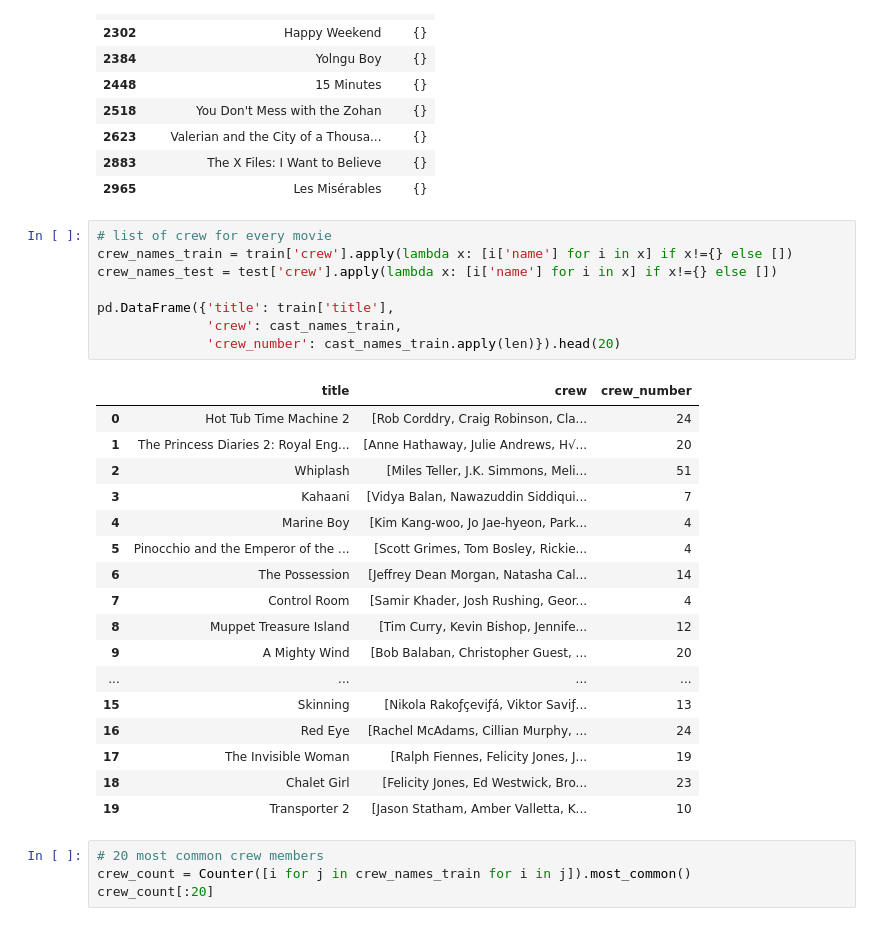
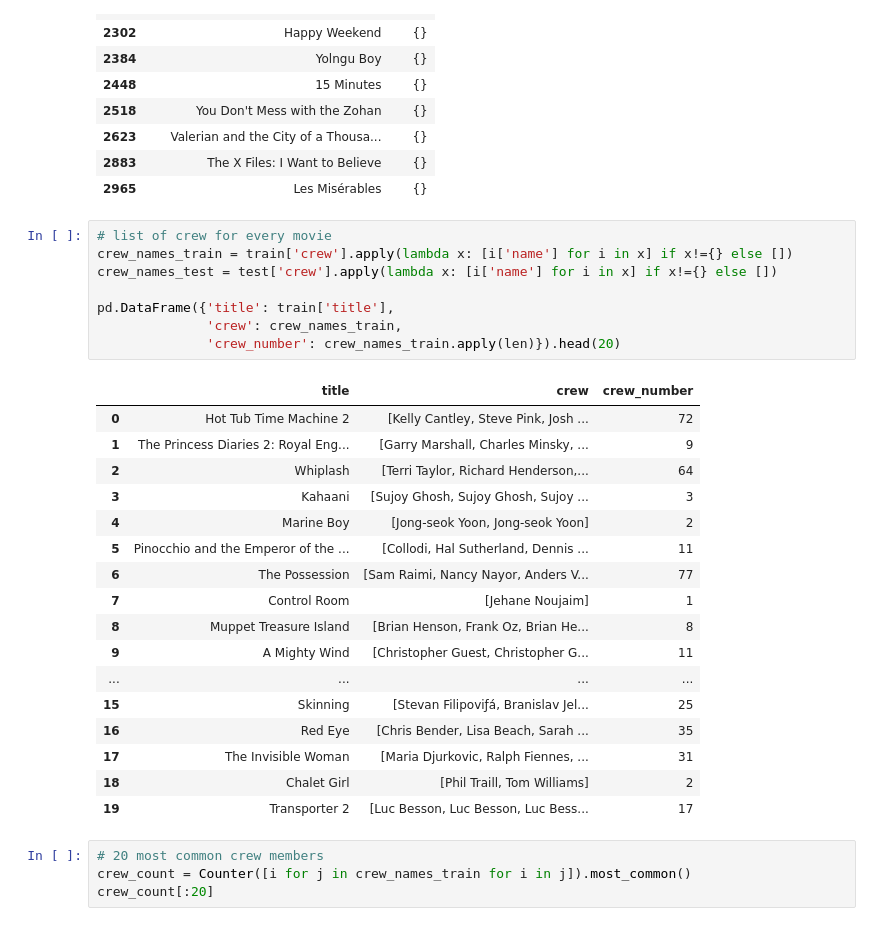
Before and after one commit to eRafaell/kaggle_tmdb_box_office_prediction, a Jupyter notebook: tmdb_box_office_prediction.ipynb, the cells around one changed output. Drawn from its saved outputs; the diff is of its cells as text.

```diff
--- a/tmdb_box_office_prediction.ipynb
+++ b/tmdb_box_office_prediction.ipynb
@@ -1010,29 +1070,29 @@ pd.DataFrame({'title': train['title'][(train['crew'].apply(lambda x: len(x) if x
 # %%
 # list of crew for every movie
 crew_names_train = train['crew'].apply(lambda x: [i['name'] for i in x] if x!={} else [])
 crew_names_test = test['crew'].apply(lambda x: [i['name'] for i in x] if x!={} else [])
 
 pd.DataFrame({'title': train['title'],
-              'crew': cast_names_train,
-              'crew_number': cast_names_train.apply(len)}).head(20)
+              'crew': crew_names_train,
+              'crew_number': crew_names_train.apply(len)}).head(20)
 # %% [output]
 |  | title | crew | crew_number |
-| 0 | Hot Tub Time Machine 2 | [Rob Corddry, Craig Robinson, Cla... | 24 |
-| 1 | The Princess Diaries 2: Royal Eng... | [Anne Hathaway, Julie Andrews, H√... | 20 |
-| 2 | Whiplash | [Miles Teller, J.K. Simmons, Meli... | 51 |
-| 3 | Kahaani | [Vidya Balan, Nawazuddin Siddiqui... | 7 |
-| 4 | Marine Boy | [Kim Kang-woo, Jo Jae-hyeon, Park... | 4 |
-| 5 | Pinocchio and the Emperor of the ... | [Scott Grimes, Tom Bosley, Rickie... | 4 |
-| 6 | The Possession | [Jeffrey Dean Morgan, Natasha Cal... | 14 |
-| 7 | Control Room | [Samir Khader, Josh Rushing, Geor... | 4 |
-| 8 | Muppet Treasure Island | [Tim Curry, Kevin Bishop, Jennife... | 12 |
-| 9 | A Mighty Wind | [Bob Balaban, Christopher Guest, ... | 20 |
+| 0 | Hot Tub Time Machine 2 | [Kelly Cantley, Steve Pink, Josh ... | 72 |
+| 1 | The Princess Diaries 2: Royal Eng... | [Garry Marshall, Charles Minsky, ... | 9 |
+| 2 | Whiplash | [Terri Taylor, Richard Henderson,... | 64 |
+| 3 | Kahaani | [Sujoy Ghosh, Sujoy Ghosh, Sujoy ... | 3 |
+| 4 | Marine Boy | [Jong-seok Yoon, Jong-seok Yoon] | 2 |
+| 5 | Pinocchio and the Emperor of the ... | [Collodi, Hal Sutherland, Dennis ... | 11 |
+| 6 | The Possession | [Sam Raimi, Nancy Nayor, Anders V... | 77 |
+| 7 | Control Room | [Jehane Noujaim] | 1 |
+| 8 | Muppet Treasure Island | [Brian Henson, Frank Oz, Brian He... | 8 |
+| 9 | A Mighty Wind | [Christopher Guest, Christopher G... | 11 |
 | ... | ... | ... | ... |
-| 15 | Skinning | [Nikola Rakoƒçeviƒá, Viktor Saviƒ... | 13 |
-| 16 | Red Eye | [Rachel McAdams, Cillian Murphy, ... | 24 |
-| 17 | The Invisible Woman | [Ralph Fiennes, Felicity Jones, J... | 19 |
-| 18 | Chalet Girl | [Felicity Jones, Ed Westwick, Bro... | 23 |
-| 19 | Transporter 2 | [Jason Statham, Amber Valletta, K... | 10 |
+| 15 | Skinning | [Stevan Filipoviƒá, Branislav Jel... | 25 |
+| 16 | Red Eye | [Chris Bender, Lisa Beach, Sarah ... | 35 |
+| 17 | The Invisible Woman | [Maria Djurkovic, Ralph Fiennes, ... | 31 |
+| 18 | Chalet Girl | [Phil Traill, Tom Williams] | 2 |
+| 19 | Transporter 2 | [Luc Besson, Luc Besson, Luc Bess... | 17 |
 # %%
 # 20 most common crew members
 crew_count = Counter([i for j in crew_names_train for i in j]).most_common()
```
Also changed, not shown: parts of 6 cells of this notebook.
